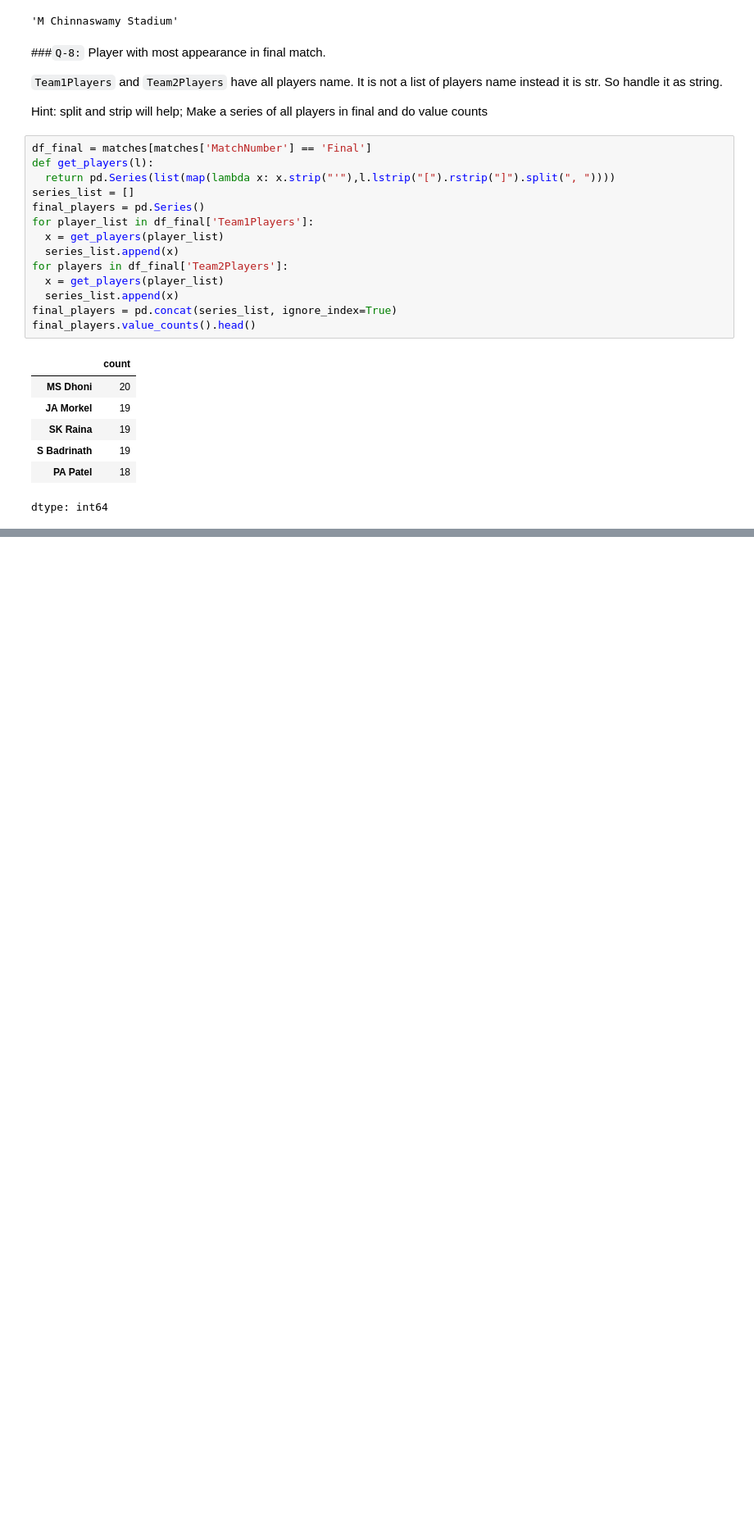
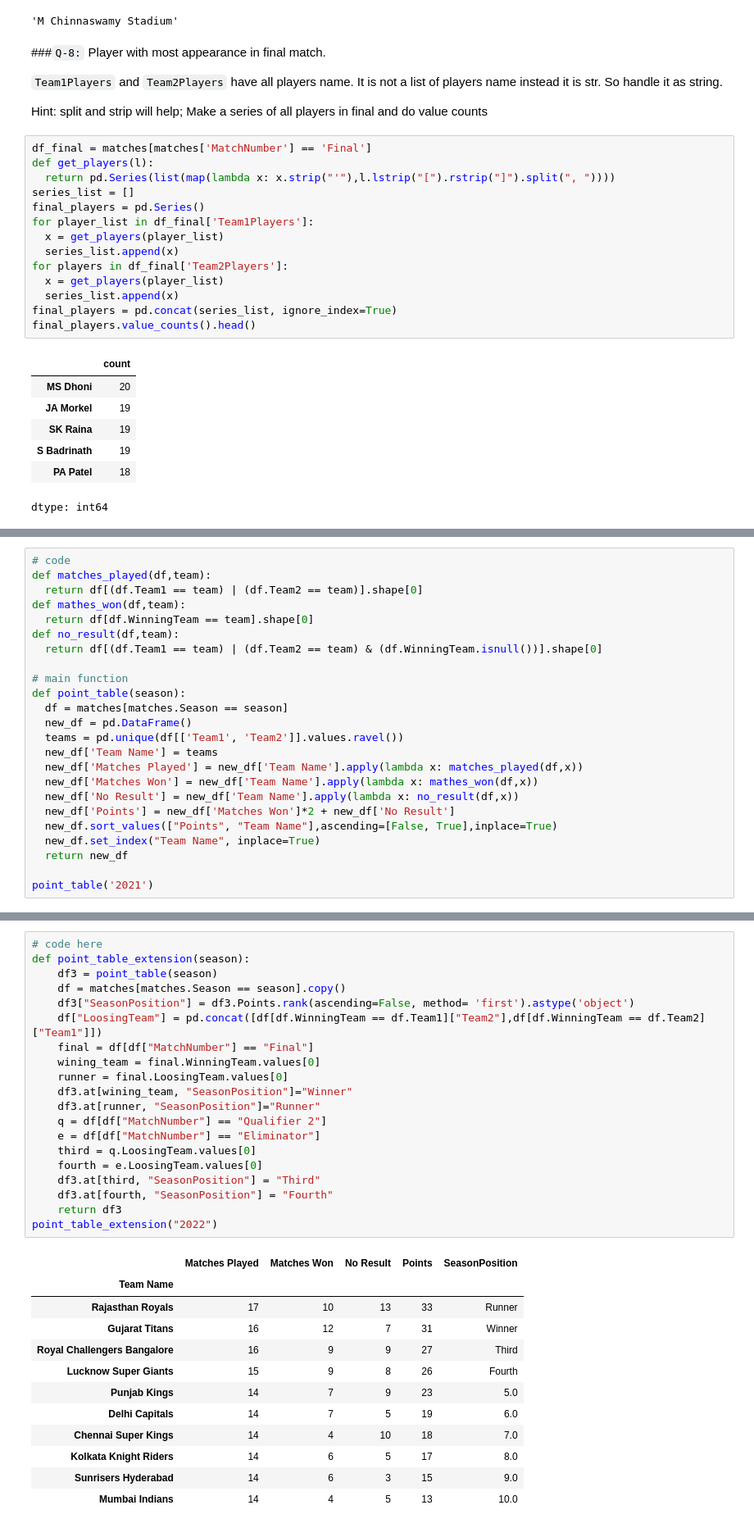
Before and after one commit to Ayesha-Zaman/Intelligence-Journey-, a Jupyter notebook: 06: Pandas/ Important DataFrame Methods/ Task 18: Important DataFrame Methods.ipynb, the cells around one changed output, grey strips where cells are left out. Shown at 82% size. Saved outputs shown, nothing was run; the diff lists cells and outputs as text; blank space fills up the shorter version.

```diff
--- a/06: Pandas/ Important DataFrame Methods/ Task 18: Important DataFrame Methods.ipynb
+++ b/06: Pandas/ Important DataFrame Methods/ Task 18: Important DataFrame Methods.ipynb
@@ -348,0 +375,24 @@ dtype: int64
+# %%
+# code
+def matches_played(df,team):
+  return df[(df.Team1 == team) | (df.Team2 == team)].shape[0]
+def mathes_won(df,team):
+  return df[df.WinningTeam == team].shape[0]
+def no_result(df,team):
+  return df[(df.Team1 == team) | (df.Team2 == team) & (df.WinningTeam.isnull())].shape[0]
+
+# main function
+def point_table(season):
+  df = matches[matches.Season == season]
+  new_df = pd.DataFrame()
+  teams = pd.unique(df[['Team1', 'Team2']].values.ravel())
+  new_df['Team Name'] = teams
+  new_df['Matches Played'] = new_df['Team Name'].apply(lambda x: matches_played(df,x))
+  new_df['Matches Won'] = new_df['Team Name'].apply(lambda x: mathes_won(df,x))
+  new_df['No Result'] = new_df['Team Name'].apply(lambda x: no_result(df,x))
+  new_df['Points'] = new_df['Matches Won']*2 + new_df['No Result']
+  new_df.sort_values(["Points", "Team Name"],ascending=[False, True],inplace=True)
+  new_df.set_index("Team Name", inplace=True)
+  return new_df
+
+point_table('2021')
@@ -348,0 +436,33 @@ dtype: int64
+# %%
+# code here
+def point_table_extension(season):
+    df3 = point_table(season)
+    df = matches[matches.Season == season].copy()
+    df3["SeasonPosition"] = df3.Points.rank(ascending=False, method= 'first').astype('object')
+    df["LoosingTeam"] = pd.concat([df[df.WinningTeam == df.Team1]["Team2"],df[df.WinningTeam == df.Team2]["Team1"]])
+    final = df[df["MatchNumber"] == "Final"]
+    wining_team = final.WinningTeam.values[0]
+    runner = final.LoosingTeam.values[0]
+    df3.at[wining_team, "SeasonPosition"]="Winner"
+    df3.at[runner, "SeasonPosition"]="Runner"
+    q = df[df["MatchNumber"] == "Qualifier 2"]
+    e = df[df["MatchNumber"] == "Eliminator"]
+    third = q.LoosingTeam.values[0]
+    fourth = e.LoosingTeam.values[0]
+    df3.at[third, "SeasonPosition"] = "Third"
+    df3.at[fourth, "SeasonPosition"] = "Fourth"
+    return df3
+point_table_extension("2022")
+# %% [output]
+|  | Matches Played | Matches Won | No Result | Points | SeasonPosition |
+| Team Name |  |  |  |  |  |
+| Rajasthan Royals | 17 | 10 | 13 | 33 | Runner |
+| Gujarat Titans | 16 | 12 | 7 | 31 | Winner |
+| Royal Challengers Bangalore | 16 | 9 | 9 | 27 | Third |
+| Lucknow Super Giants | 15 | 9 | 8 | 26 | Fourth |
+| Punjab Kings | 14 | 7 | 9 | 23 | 5.0 |
+| Delhi Capitals | 14 | 7 | 5 | 19 | 6.0 |
+| Chennai Super Kings | 14 | 4 | 10 | 18 | 7.0 |
+| Kolkata Knight Riders | 14 | 6 | 5 | 17 | 8.0 |
+| Sunrisers Hyderabad | 14 | 6 | 3 | 15 | 9.0 |
+| Mumbai Indians | 14 | 4 | 5 | 13 | 10.0 |
```
Also changed, not shown: parts of 6 cells of this notebook.
